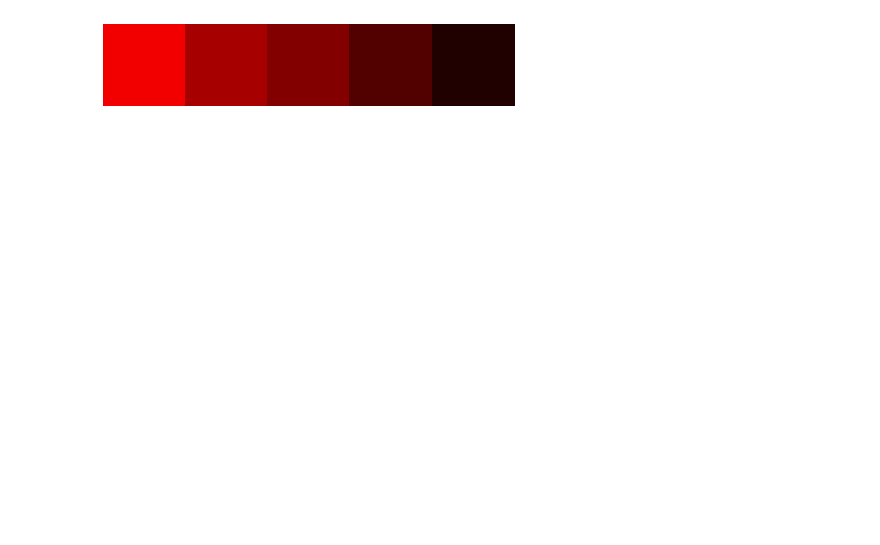
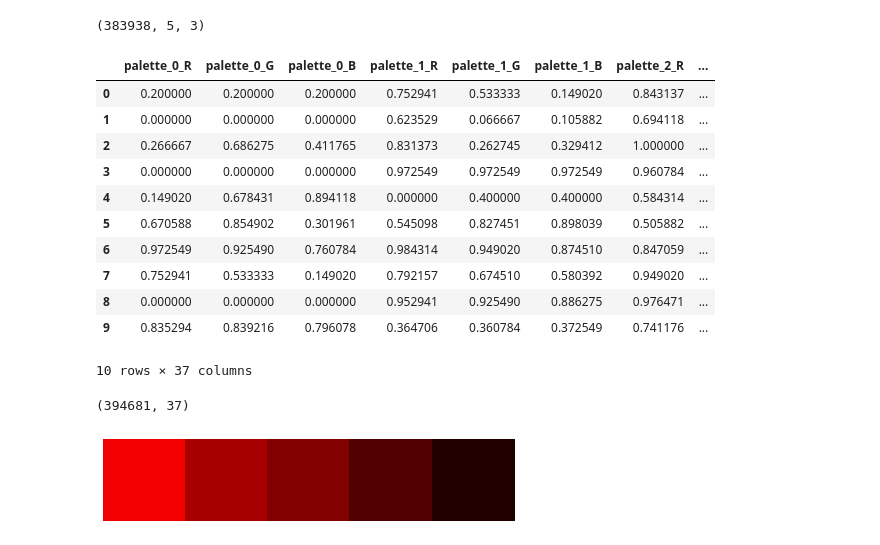
Before and after one commit to DQN-AGENTS-EESTECH22/ML-MODEL, a Jupyter notebook: toronto_dataset_model.ipynb, the cells around one changed output. Drawn from its saved outputs; the diff is of its cells as text; code cells hidden in the pictures; blank space fills up the shorter version.

```diff
--- a/toronto_dataset_model.ipynb
+++ b/toronto_dataset_model.ipynb
@@ -70,3 +93,77 @@ for i in range(3):
+# %%
+from sklearn.preprocessing import StandardScaler
+
+def process_colorLovers(filename):
+    test = scipy.io.loadmat(filename)
+
+    other = {}
+    for key in test.keys():
+        if key == "data":
+            data = test[key]
+        elif key[:2] == "__":
+            continue
+        else:
+            other[key] = (test[key][:, 0])
+
+    print(data.shape)
+
+    df = pd.DataFrame.from_dict(other)
+
+    for i in range(data.shape[1]):
+        col_prefix = "palette_" + str(i)
+        rgb = ["R", "G", "B"]
+        for j in range(3):
+            colname = col_prefix + "_" + rgb[j]
+            df[colname] = (data[:, i, j]/255)
+
+    for i in range(data.shape[1]):
+        col_prefix = "palette_" + str(i)
+        hsv = ["H", "S", "V"]
+        converted = convert_rgb_to_hsv(data[:, i, :])
+        for j in range(3):
+            colnameHSV = col_prefix + "_" + hsv[j]
+            df[colnameHSV] = (converted[:, j])
+
+    for i in range(3):
+        rgb = ["R", "G", "B"]
+        colname = "mean_color_" + rgb[i]
+        df[colname] = np.mean(data[:, :, i]/255)
+        colname = "std_color_" + rgb[i]
+        df[colname] = np.std(data[:, :, i]/255)
+
+    df = df.drop(["ids", "names", "views", "hearts"], axis=1)
+    targets = df["targets"].to_numpy()
+    targets = (targets - np.mean(targets))/np.std(targets)
+    df["userNormalizedTargets"] = targets
+    df = df.drop("targets", axis=1)
+
+    return df, data
+
+df2, data2 = process_colorLovers(".\colorCode\data\colorLoversData.mat")
+display(df2[:10])
+# %% [output]
+(383938, 5, 3)
+|  | palette_0_R | palette_0_G | palette_0_B | palette_1_R | palette_1_G | palette_1_B | palette_2_R | ... |
+| 0 | 0.200000 | 0.200000 | 0.200000 | 0.752941 | 0.533333 | 0.149020 | 0.843137 | ... |
+| 1 | 0.000000 | 0.000000 | 0.000000 | 0.623529 | 0.066667 | 0.105882 | 0.694118 | ... |
+| 2 | 0.266667 | 0.686275 | 0.411765 | 0.831373 | 0.262745 | 0.329412 | 1.000000 | ... |
+| 3 | 0.000000 | 0.000000 | 0.000000 | 0.972549 | 0.972549 | 0.972549 | 0.960784 | ... |
+| 4 | 0.149020 | 0.678431 | 0.894118 | 0.000000 | 0.400000 | 0.400000 | 0.584314 | ... |
+| 5 | 0.670588 | 0.854902 | 0.301961 | 0.545098 | 0.827451 | 0.898039 | 0.505882 | ... |
+| 6 | 0.972549 | 0.925490 | 0.760784 | 0.984314 | 0.949020 | 0.874510 | 0.847059 | ... |
+| 7 | 0.752941 | 0.533333 | 0.149020 | 0.792157 | 0.674510 | 0.580392 | 0.949020 | ... |
+| 8 | 0.000000 | 0.000000 | 0.000000 | 0.952941 | 0.925490 | 0.886275 | 0.976471 | ... |
+| 9 | 0.835294 | 0.839216 | 0.796078 | 0.364706 | 0.360784 | 0.372549 | 0.741176 | ... |
+10 rows × 37 columns
+# %%
+def concatenate_datasets(dataset1, dataset2):
+    complete_dataset = pd.concat([dataset1, dataset2], axis=0)
+    return complete_dataset
+
+completeData = concatenate_datasets(df, df2)
+print(completeData.shape)
+# %% [output]
+(394681, 37)
 # %%
 def make_color_array(colors):
     numColors, numComp = colors.shape
```
Also changed, not shown: parts of 9 cells of this notebook.
